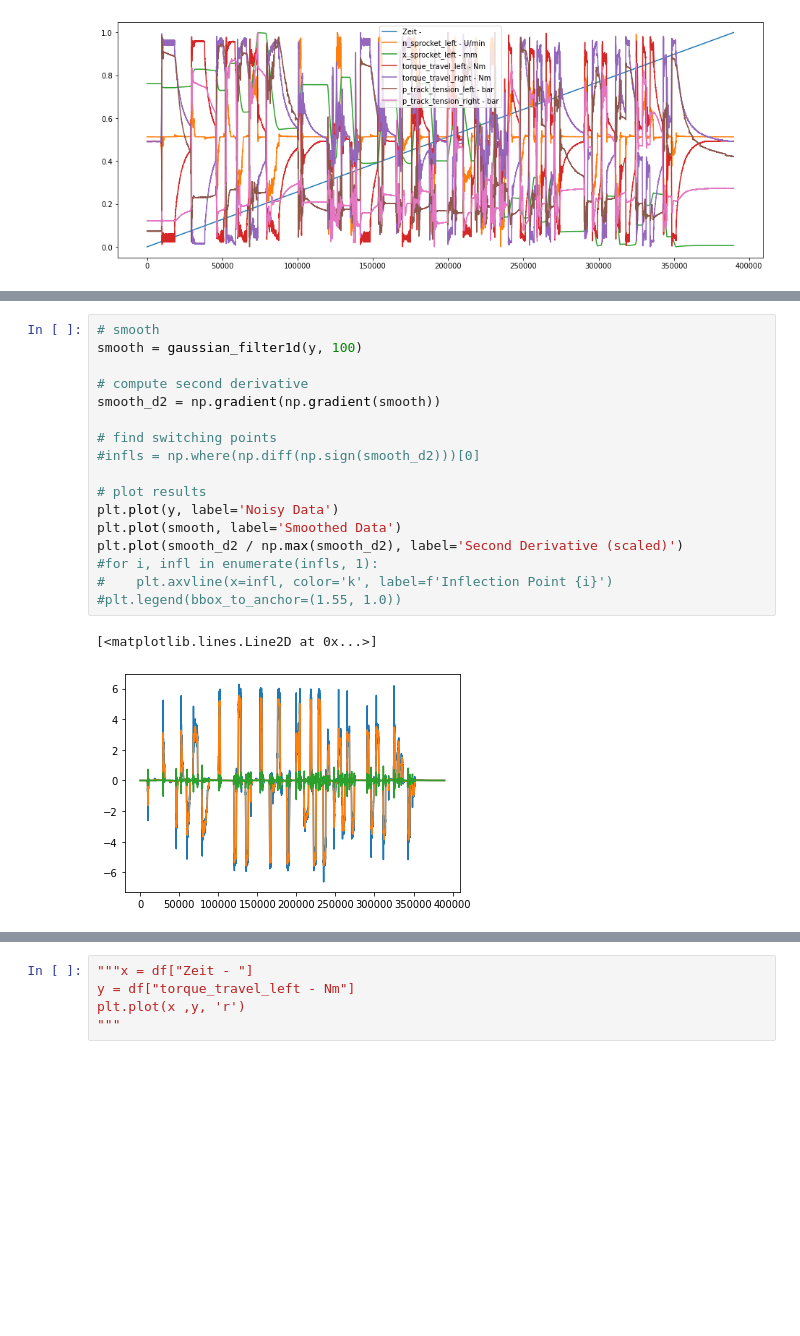
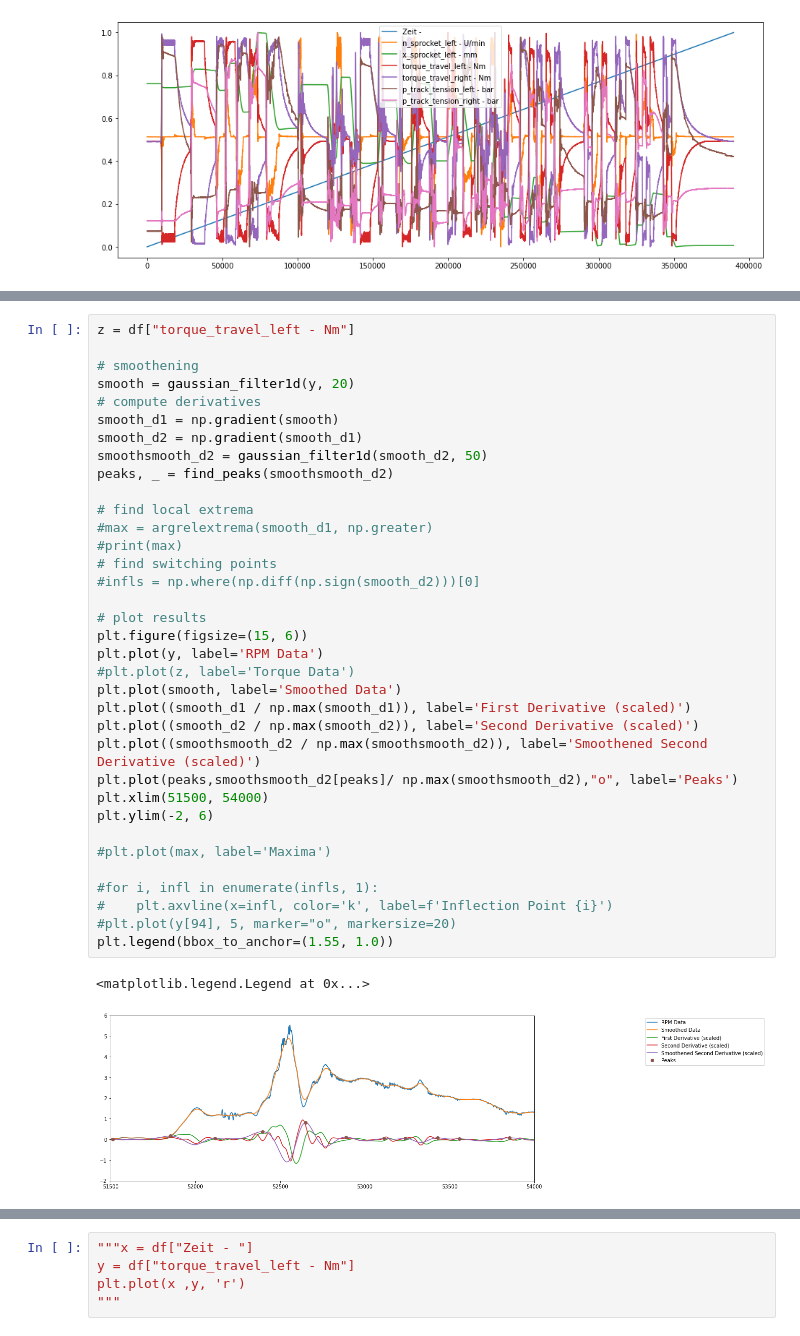
Before and after one commit to Ayushman-Choudhuri/RWTH_Hackmining_Hackathon, a Jupyter notebook: komatsu.ipynb, the cells around one changed output, grey strips where cells are left out. Drawn from its saved outputs; the diff is of its cells as text; blank space fills up the shorter version.

```diff
--- a/komatsu.ipynb
+++ b/komatsu.ipynb
@@ -48,21 +57,39 @@ limit = 389677/15
 # %%
-# smooth
-smooth = gaussian_filter1d(y, 100)
+z = df["torque_travel_left - Nm"]
 
-# compute second derivative
-smooth_d2 = np.gradient(np.gradient(smooth))
+# smoothening
+smooth = gaussian_filter1d(y, 20)
+# compute derivatives
+smooth_d1 = np.gradient(smooth)
+smooth_d2 = np.gradient(smooth_d1)
+smoothsmooth_d2 = gaussian_filter1d(smooth_d2, 50)
+peaks, _ = find_peaks(smoothsmooth_d2)
 
+# find local extrema
+#max = argrelextrema(smooth_d1, np.greater)
+#print(max)
 # find switching points
 #infls = np.where(np.diff(np.sign(smooth_d2)))[0]
 
 # plot results
-plt.plot(y, label='Noisy Data')
+plt.figure(figsize=(15, 6))
+plt.plot(y, label='RPM Data')
+#plt.plot(z, label='Torque Data')
 plt.plot(smooth, label='Smoothed Data')
-plt.plot(smooth_d2 / np.max(smooth_d2), label='Second Derivative (scaled)')
+plt.plot((smooth_d1 / np.max(smooth_d1)), label='First Derivative (scaled)')
+plt.plot((smooth_d2 / np.max(smooth_d2)), label='Second Derivative (scaled)')
+plt.plot((smoothsmooth_d2 / np.max(smoothsmooth_d2)), label='Smoothened Second Derivative (scaled)')
+plt.plot(peaks,smoothsmooth_d2[peaks]/ np.max(smoothsmooth_d2),"o", label='Peaks')
+plt.xlim(51500, 54000)
+plt.ylim(-2, 6)
+
+#plt.plot(max, label='Maxima')
+
 #for i, infl in enumerate(infls, 1):
 #    plt.axvline(x=infl, color='k', label=f'Inflection Point {i}')
-#plt.legend(bbox_to_anchor=(1.55, 1.0))
+#plt.plot(y[94], 5, marker="o", markersize=20)
+plt.legend(bbox_to_anchor=(1.55, 1.0))
 # %% [output]
-[<matplotlib.lines.Line2D at 0x...>]
+<matplotlib.legend.Legend at 0x...>
-[figure, old version]
+[figure, new version]
 # %%
```
Also changed, not shown: parts of 5 cells of this notebook.
